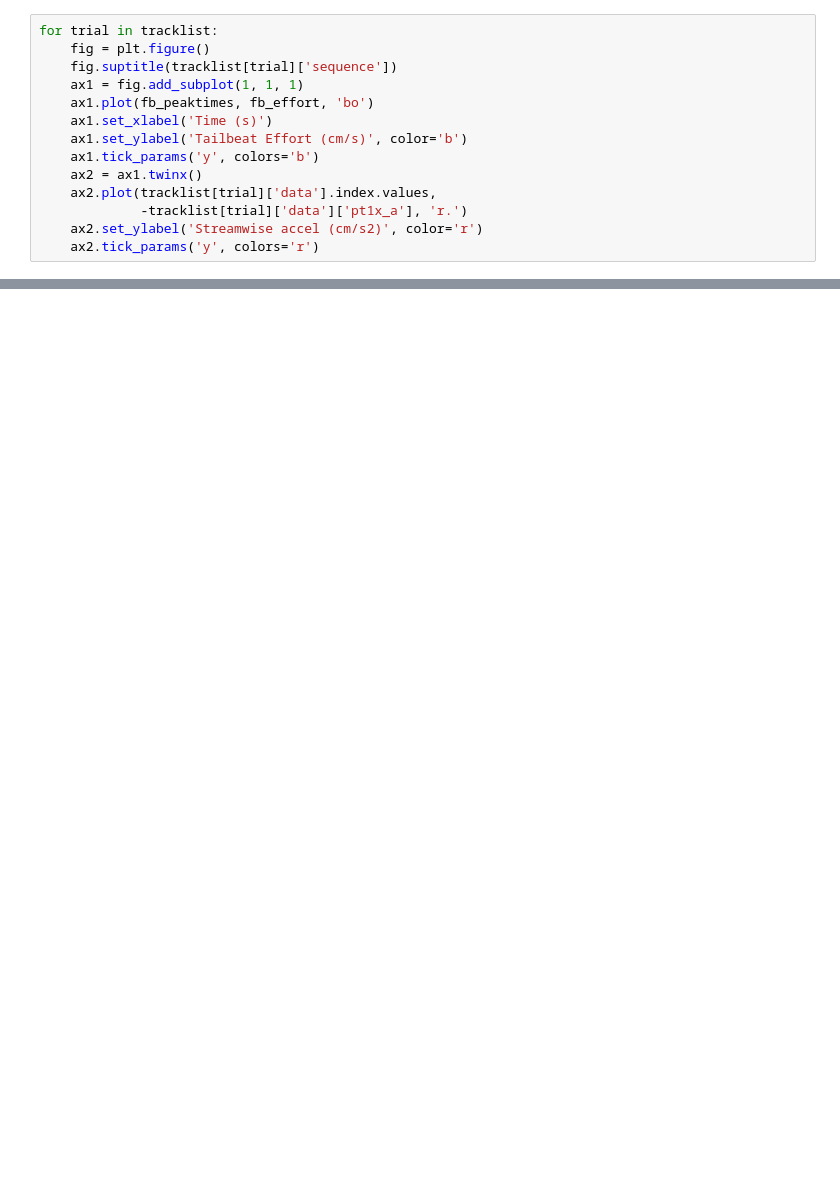
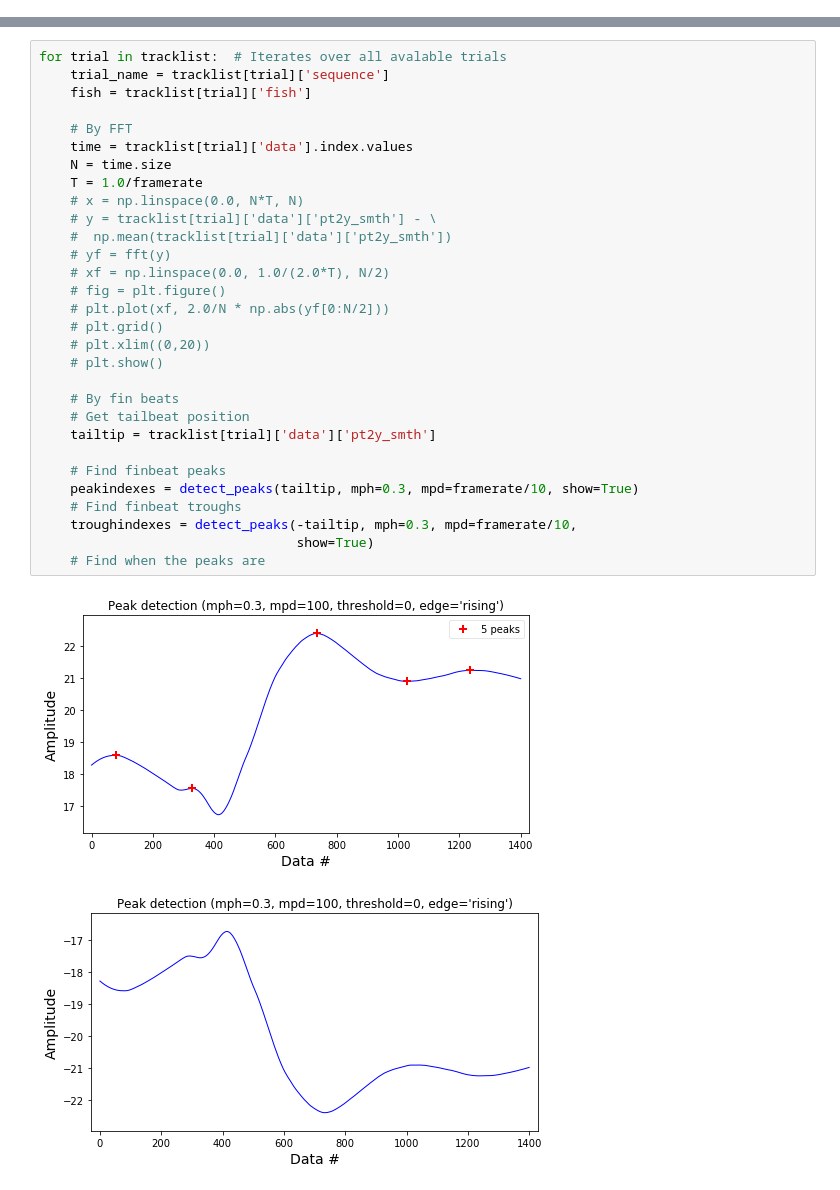
Before and after one commit to kfeilich/FishTrackProcessing, a Jupyter notebook: AccelerationCodeTesting.ipynb, the cells around one changed output, grey strips where cells are left out. Saved outputs shown, nothing was run; the diff lists cells and outputs as text; blank space fills up the shorter version.

Commit message:
Trying a different peak finding algorithm, as peak_utils seems broken. Note, this one doesn't work either. Also, plotting has been commented out.

```diff
--- a/AccelerationCodeTesting.ipynb
+++ b/AccelerationCodeTesting.ipynb
@@ -437,14 +136,0 @@ array([ 0.062,  0.396,  0.678,  0.916,  1.188,  1.434,  1.716,  2.008])
-# %%
-for trial in tracklist:
-    fig = plt.figure()
-    fig.suptitle(tracklist[trial]['sequence'])
-    ax1 = fig.add_subplot(1, 1, 1)
-    ax1.plot(fb_peaktimes, fb_effort, 'bo')
-    ax1.set_xlabel('Time (s)')
-    ax1.set_ylabel('Tailbeat Effort (cm/s)', color='b')
-    ax1.tick_params('y', colors='b')
-    ax2 = ax1.twinx()
-    ax2.plot(tracklist[trial]['data'].index.values,
-             -tracklist[trial]['data']['pt1x_a'], 'r.')
-    ax2.set_ylabel('Streamwise accel (cm/s2)', color='r')
-    ax2.tick_params('y', colors='r')
@@ -462,0 +321,33 @@ array([ 0.062,  0.396,  0.678,  0.916,  1.188,  1.434,  1.716,  2.008])
+# %%
+for trial in tracklist:  # Iterates over all avalable trials
+    trial_name = tracklist[trial]['sequence']
+    fish = tracklist[trial]['fish']
+
+    # By FFT
+    time = tracklist[trial]['data'].index.values
+    N = time.size
+    T = 1.0/framerate
+    # x = np.linspace(0.0, N*T, N)
+    # y = tracklist[trial]['data']['pt2y_smth'] - \
+    #  np.mean(tracklist[trial]['data']['pt2y_smth'])
+    # yf = fft(y)
+    # xf = np.linspace(0.0, 1.0/(2.0*T), N/2)
+    # fig = plt.figure()
+    # plt.plot(xf, 2.0/N * np.abs(yf[0:N/2]))
+    # plt.grid()
+    # plt.xlim((0,20))
+    # plt.show()
+
+    # By fin beats
+    # Get tailbeat position
+    tailtip = tracklist[trial]['data']['pt2y_smth']
+
+    # Find finbeat peaks
+    peakindexes = detect_peaks(tailtip, mph=0.3, mpd=framerate/10, show=True)
+    # Find finbeat troughs
+    troughindexes = detect_peaks(-tailtip, mph=0.3, mpd=framerate/10,
+                                 show=True)
+    # Find when the peaks are
+# %% [output]
+[figure, added]
+[figure, added]
```
Also changed, not shown: parts of 9 cells of this notebook, 1 other file.
